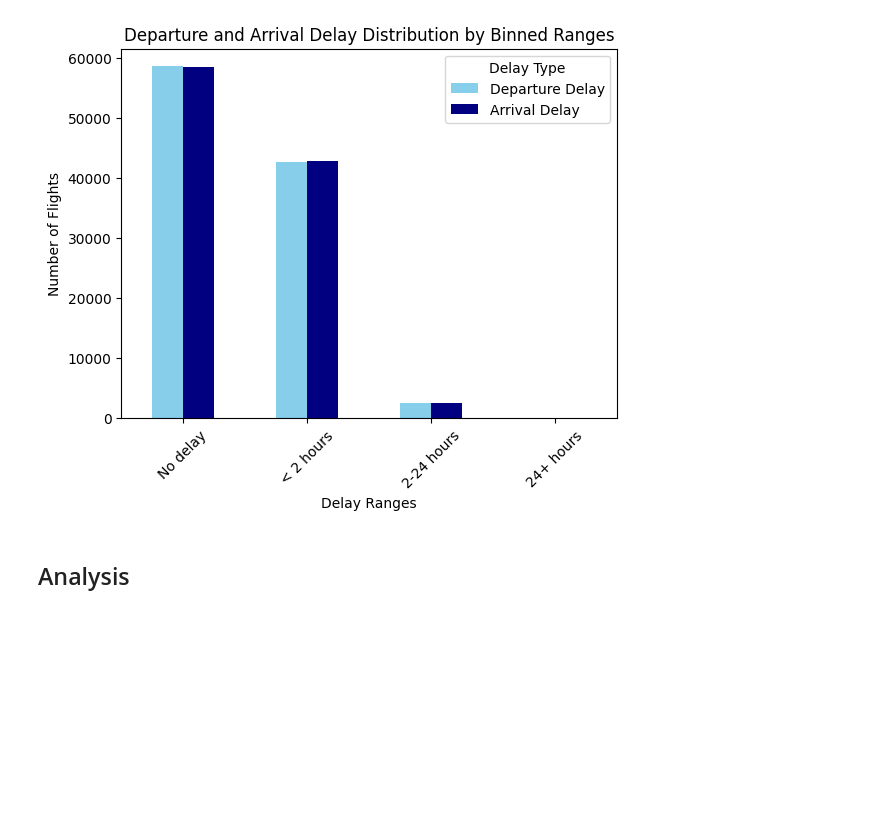
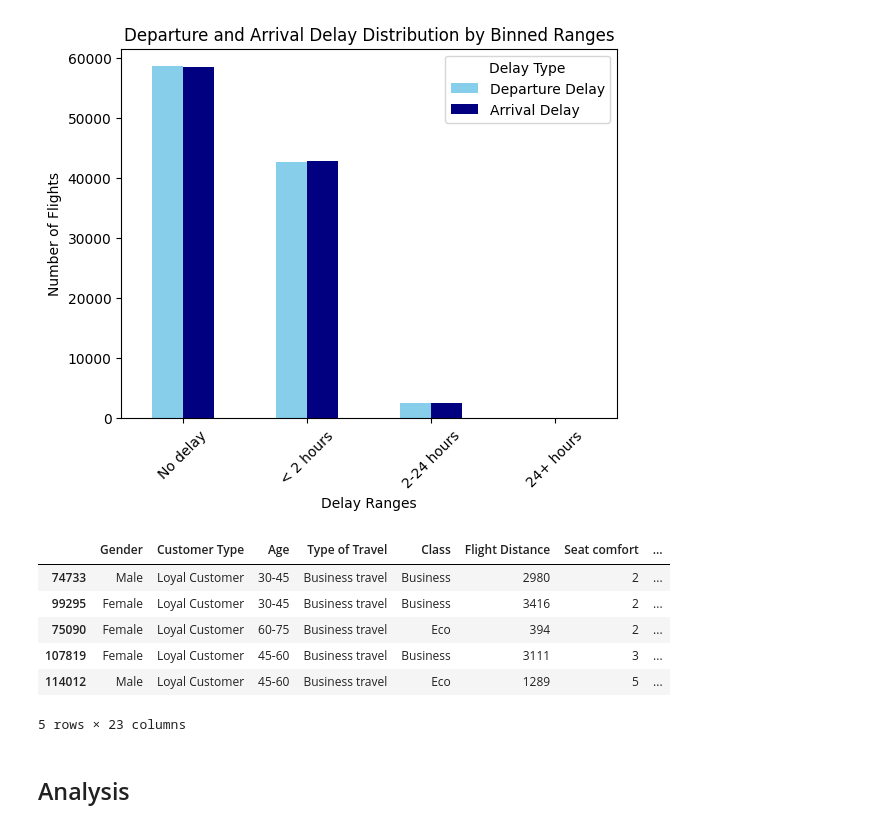
Before and after one commit to aselkabopp/airline_passenger_satisfaction, a Jupyter notebook: airline_passenger_satisfaction.ipynb, the cells around one changed output. Cells and saved outputs as stored; diff of their text form; code cells hidden in the pictures; blank space fills up the shorter version.

```diff
--- a/airline_passenger_satisfaction.ipynb
+++ b/airline_passenger_satisfaction.ipynb
@@ -310,6 +333,16 @@ plt.show()
 # %%
 X_train["Departure Delay in Minutes"] = binned_data_dep_delay
 X_train["Arrival Delay in Minutes"] = binned_data_arr_delay
+# %%
+X_train.head()
+# %% [output]
+|  | Gender | Customer Type | Age | Type of Travel | Class | Flight Distance | Seat comfort | ... |
+| 74733 | Male | Loyal Customer | 30-45 | Business travel | Business | 2980 | 2 | ... |
+| 99295 | Female | Loyal Customer | 30-45 | Business travel | Business | 3416 | 2 | ... |
+| 75090 | Female | Loyal Customer | 60-75 | Business travel | Eco | 394 | 2 | ... |
+| 107819 | Female | Loyal Customer | 45-60 | Business travel | Business | 3111 | 3 | ... |
+| 114012 | Male | Loyal Customer | 45-60 | Business travel | Eco | 1289 | 5 | ... |
+5 rows × 23 columns
 # %% [markdown]
 ## Analysis
 # %% [markdown]
```
Also changed, not shown: parts of 16 cells of this notebook.
